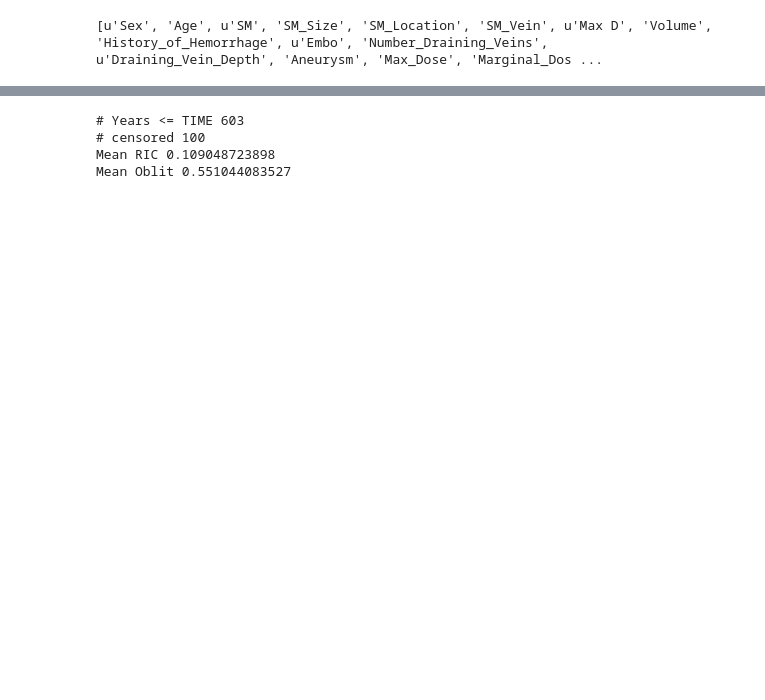
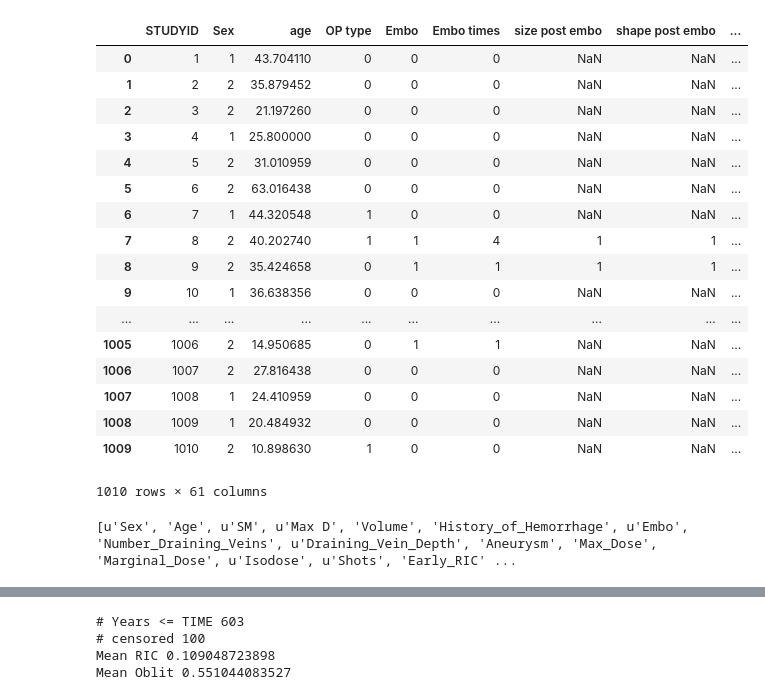
Before and after one commit to hammerlab/avm, a Jupyter notebook: data_munging.ipynb, the cells around one changed output, grey strips where cells are left out. Drawn from its saved outputs; the diff is of its cells as text; code cells hidden in the pictures; blank space fills up the shorter version.

```diff
--- a/data_munging.ipynb
+++ b/data_munging.ipynb
@@ -1,13 +1,33 @@
 # %%
 df = pd.read_excel('AVM.xlsx', skiprows = 12)
+df
+# %% [output]
+|  | STUDYID | Sex | age | OP type | Embo | Embo times | size post embo | shape post embo | ... |
+| 0 | 1 | 1 | 43.704110 | 0 | 0 | 0 | NaN | NaN | ... |
+| 1 | 2 | 2 | 35.879452 | 0 | 0 | 0 | NaN | NaN | ... |
+| 2 | 3 | 2 | 21.197260 | 0 | 0 | 0 | NaN | NaN | ... |
+| 3 | 4 | 1 | 25.800000 | 0 | 0 | 0 | NaN | NaN | ... |
+| 4 | 5 | 2 | 31.010959 | 0 | 0 | 0 | NaN | NaN | ... |
+| 5 | 6 | 2 | 63.016438 | 0 | 0 | 0 | NaN | NaN | ... |
+| 6 | 7 | 1 | 44.320548 | 1 | 0 | 0 | NaN | NaN | ... |
+| 7 | 8 | 2 | 40.202740 | 1 | 1 | 4 | 1 | 1 | ... |
+| 8 | 9 | 2 | 35.424658 | 0 | 1 | 1 | 1 | 1 | ... |
+| 9 | 10 | 1 | 36.638356 | 0 | 0 | 0 | NaN | NaN | ... |
+| ... | ... | ... | ... | ... | ... | ... | ... | ... | ... |
+| 1005 | 1006 | 2 | 14.950685 | 0 | 1 | 1 | NaN | NaN | ... |
+| 1006 | 1007 | 2 | 27.816438 | 0 | 0 | 0 | NaN | NaN | ... |
+| 1007 | 1008 | 1 | 24.410959 | 0 | 0 | 0 | NaN | NaN | ... |
+| 1008 | 1009 | 1 | 20.484932 | 0 | 0 | 0 | NaN | NaN | ... |
+| 1009 | 1010 | 2 | 10.898630 | 1 | 0 | 0 | NaN | NaN | ... |
+1010 rows × 61 columns
 # %%
 simple_features = [
             'Sex',
             'age',
             'SM',
-            'S_M (size)',
-            'S-M (location)',
-            'S-M (vein)',
+            #'S_M (size)',
+            #'S-M (location)',
+            #'S-M (vein)',
             'Max D',
             'Volume (mL)',
             'Hx of H',
@@ -28,9 +48,9 @@ rename_dict = {
     'Peri_MarginalDose(Gy)' : 'Marginal_Dose',
     'Hx of H' : 'History_of_Hemorrhage',
     'No drainv vein' : 'Number_Draining_Veins',
-    'S_M (size)' : "SM_Size",
-    'S-M (location)' : "SM_Location",
-    'S-M (vein)' : "SM_Vein",
+    #'S_M (size)' : "SM_Size",
+    #'S-M (location)' : "SM_Location",
+    #'S-M (vein)' : "SM_Vein",
 }
 df_in = df[simple_features].copy()
 df_in.rename(columns = rename_dict, inplace = True)
@@ -66,7 +86,7 @@ ric_time = ric_time.astype(float)
 df_in['Early_RIC'] = ric & (ric_time <= 24)
 print list(df_in.columns)
 # %% [output]
-[u'Sex', 'Age', u'SM', 'SM_Size', 'SM_Location', 'SM_Vein', u'Max D', 'Volume', 'History_of_Hemorrhage', u'Embo', 'Number_Draining_Veins', u'Draining_Vein_Depth', 'Aneurysm', 'Max_Dose', 'Marginal_Dos ...
+[u'Sex', 'Age', u'SM', u'Max D', 'Volume', 'History_of_Hemorrhage', u'Embo', 'Number_Draining_Veins', u'Draining_Vein_Depth', 'Aneurysm', 'Max_Dose', 'Marginal_Dose', u'Isodose', u'Shots', 'Early_RIC' ...
 # %%
 df_in
 # %% [output]
```
Also changed, not shown: parts of 6 cells of this notebook, 1 other file.
